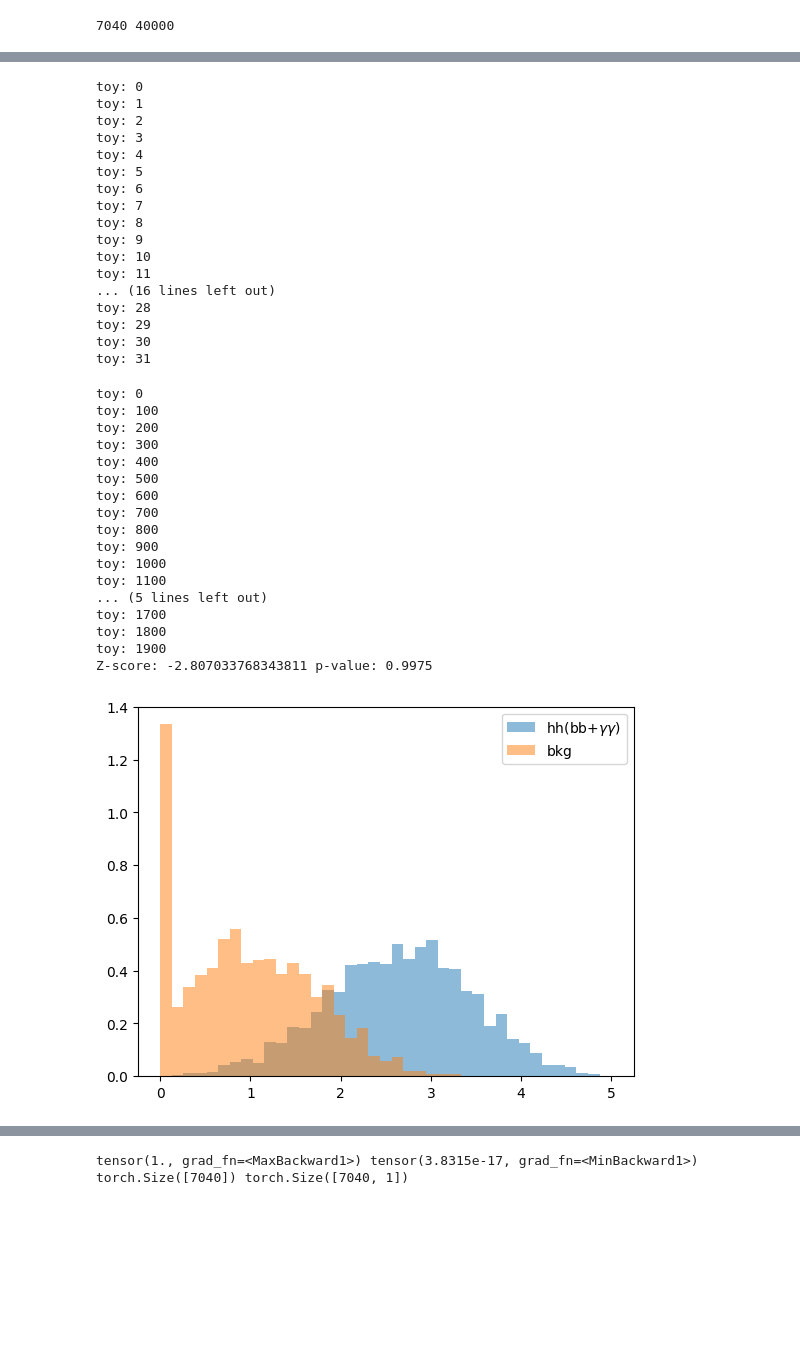
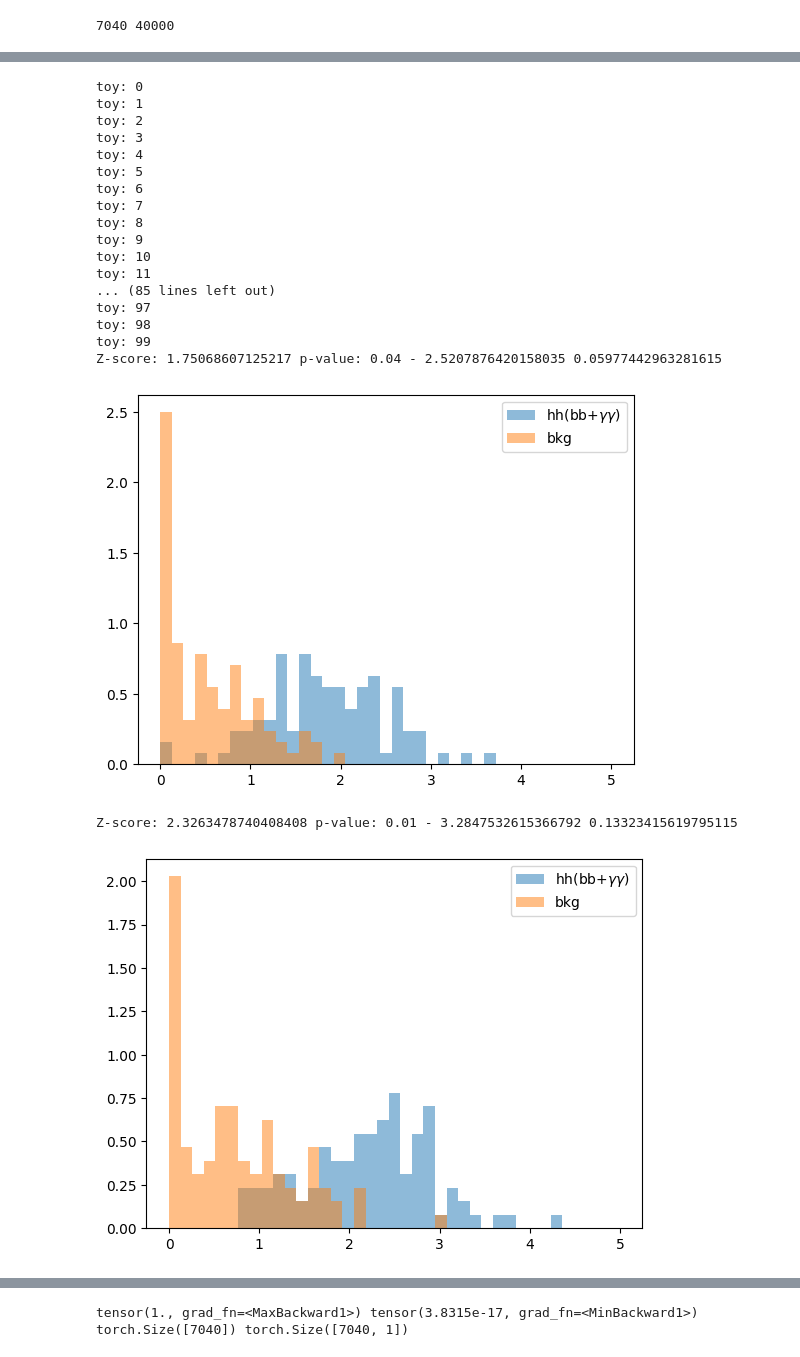
Before and after one commit to violatingcp/CWOLAToy, a Jupyter notebook: bbgg_clean.ipynb, the cells around one changed output, grey strips where cells are left out. Saved outputs shown, nothing was run; the diff lists cells and outputs as text; code cells hidden in the pictures; blank space fills up the shorter version.

```diff
--- a/bbgg_clean.ipynb
+++ b/bbgg_clean.ipynb
@@ -188,46 +225,25 @@ Bkg Significance: 0.9134662324223797
-# %%
-from splitfitter import trainToys
-
-trainToys(sig2,bkg2,model_basic,40,7000,50,"bkg2")
-# %% [output]
-toy: 0
-toy: 1
-toy: 2
-toy: 3
-toy: 4
-toy: 5
-toy: 6
-toy: 7
-toy: 8
-toy: 9
-toy: 10
-toy: 11
-... (16 lines left out)
-toy: 28
-toy: 29
-toy: 30
-toy: 31
-# %%
-from splitfitter import plotPerfToys
-
-#plotPerf(sig,bkg,model_basic)
-plotPerfToys(sig2,bkg2,model_basic,-1,40,7000,2000)
-# %% [output]
-toy: 0
-toy: 100
-toy: 200
-toy: 300
-toy: 400
-toy: 500
-toy: 600
-toy: 700
-toy: 800
-toy: 900
-toy: 1000
-toy: 1100
-... (5 lines left out)
-toy: 1700
-toy: 1800
-toy: 1900
-Z-score: -2.807033768343811 p-value: 0.9975
-[figure, removed]
+# %%
+from splitfitter import trainToys
+#
+trainToys(sig3,bkg3,model_basic,40,7000,100,"sig2_lbk1_10lr5e5_dpout_v5")
+# %% [output]
+toy: 0
+toy: 1
+toy: 2
+toy: 3
+toy: 4
+toy: 5
+toy: 6
+toy: 7
+toy: 8
+toy: 9
+toy: 10
+toy: 11
+... (85 lines left out)
+toy: 97
+toy: 98
+toy: 99
+Z-score: 1.75068607125217 p-value: 0.04 - 2.5207876420158035 0.05977442963281615
+[figure, added]
+Z-score: 2.3263478740408408 p-value: 0.01 - 3.2847532615366792 0.13323415619795115
+[figure, added]
```
Also changed, not shown: parts of 7 cells of this notebook, 2 other files.
